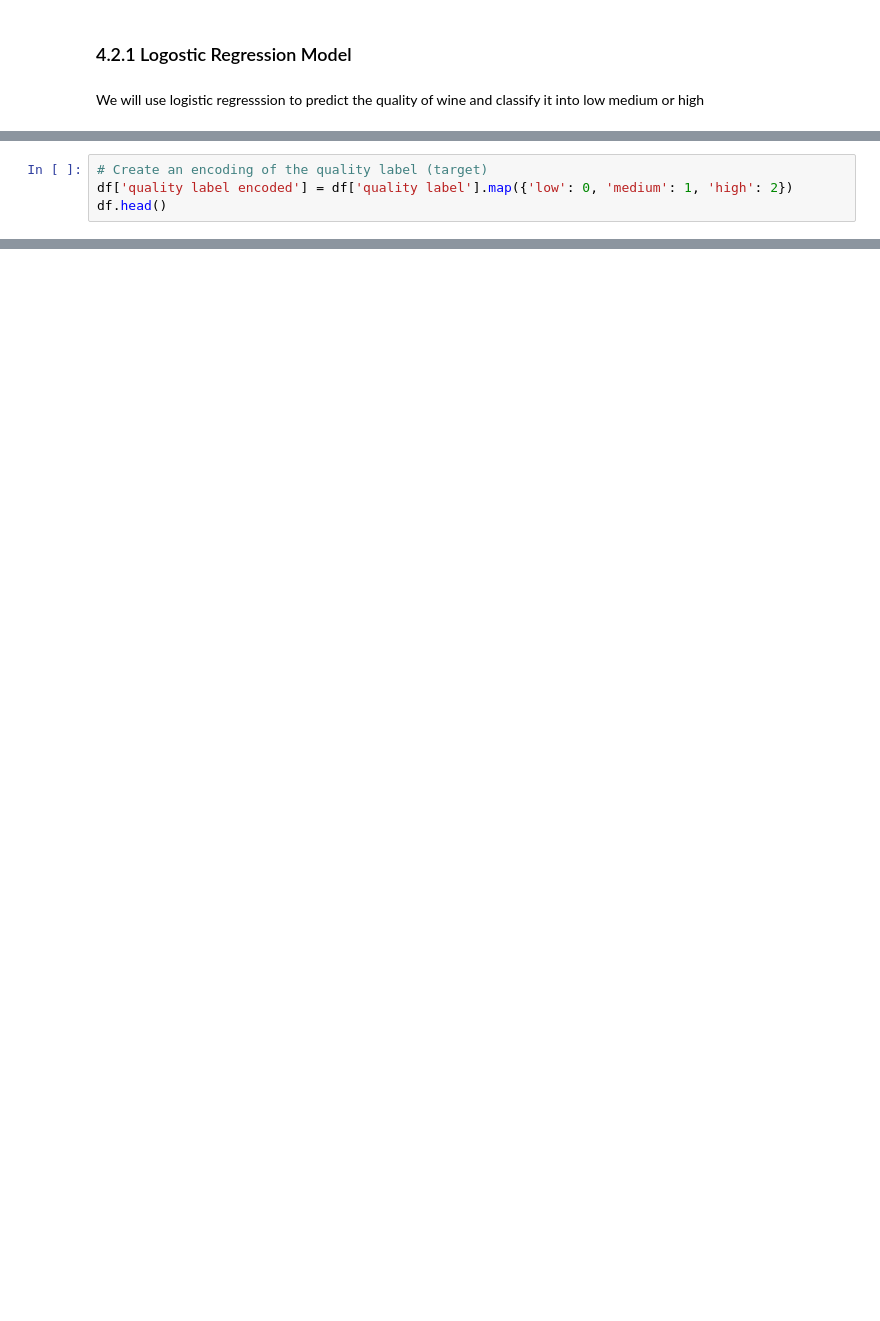
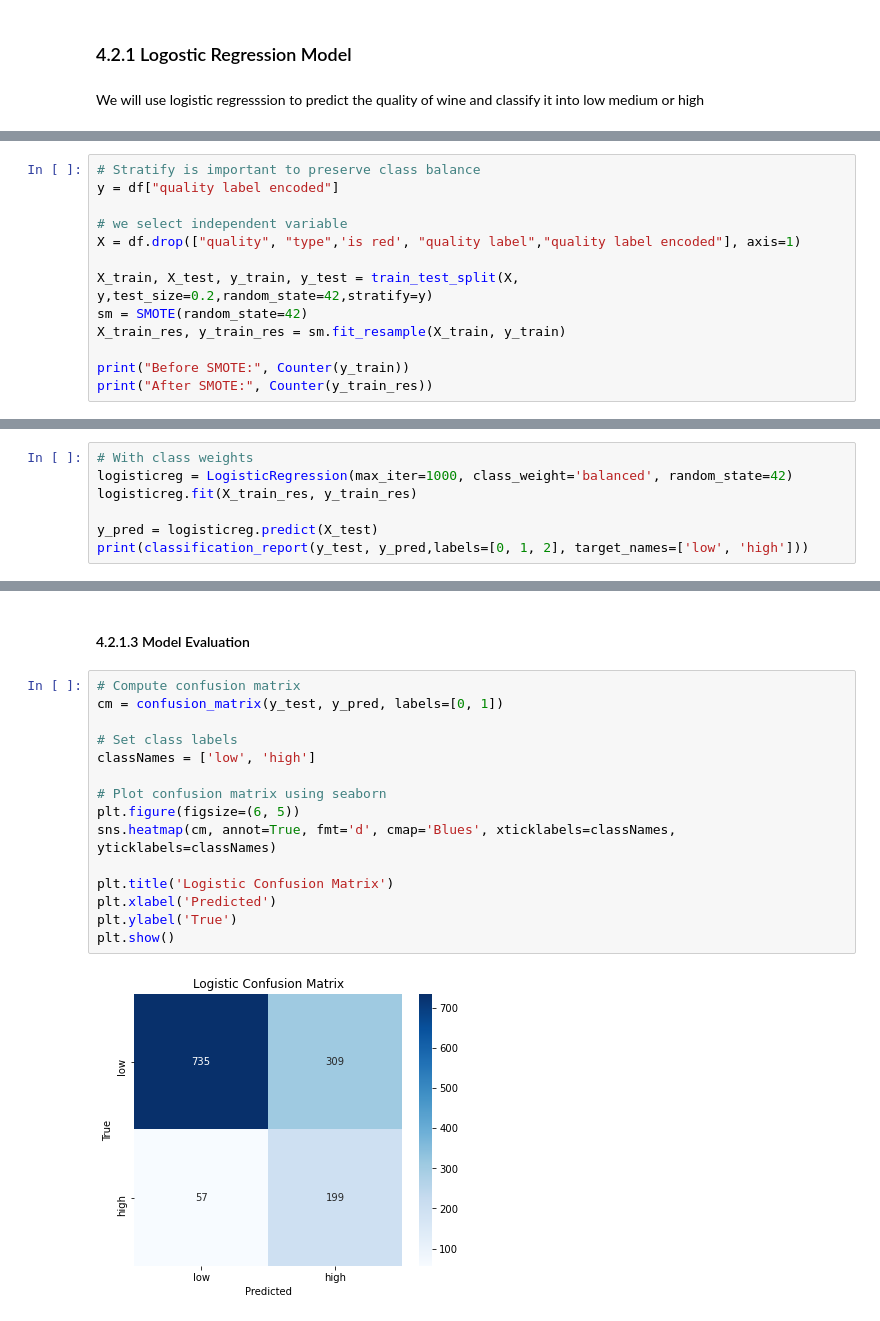
Before and after one commit to Muthonikiboi/Wine-Quality-Prediction, a Jupyter notebook: index.ipynb, the cells around one changed output, grey strips where cells are left out. Cells and saved outputs as stored; diff of their text form; blank space fills up the shorter version.

```diff
--- a/index.ipynb
+++ b/index.ipynb
@@ -445,4 +446,0 @@ We will use logistic regresssion to predict the quality of wine and classify it
-# %%
-# Create an encoding of the quality label (target)
-df['quality label encoded'] = df['quality label'].map({'low': 0, 'medium': 1, 'high': 2})
-df.head()
@@ -605,0 +449,13 @@ plt.show()
+# %%
+# Stratify is important to preserve class balance
+y = df["quality label encoded"]
+
+# we select independent variable
+X = df.drop(["quality", "type",'is red', "quality label","quality label encoded"], axis=1)
+
+X_train, X_test, y_train, y_test = train_test_split(X, y,test_size=0.2,random_state=42,stratify=y)
+sm = SMOTE(random_state=42)
+X_train_res, y_train_res = sm.fit_resample(X_train, y_train)
+
+print("Before SMOTE:", Counter(y_train))
+print("After SMOTE:", Counter(y_train_res))
@@ -605,0 +478,7 @@ plt.show()
+# %%
+# With class weights
+logisticreg = LogisticRegression(max_iter=1000, class_weight='balanced', random_state=42)
+logisticreg.fit(X_train_res, y_train_res)
+
+y_pred = logisticreg.predict(X_test)
+print(classification_report(y_test, y_pred,labels=[0, 1, 2], target_names=['low', 'high']))
@@ -605,0 +504,19 @@ plt.show()
+# %% [markdown]
+#### 4.2.1.3 Model Evaluation
+# %%
+# Compute confusion matrix
+cm = confusion_matrix(y_test, y_pred, labels=[0, 1])
+
+# Set class labels
+classNames = ['low', 'high']
+
+# Plot confusion matrix using seaborn
+plt.figure(figsize=(6, 5))
+sns.heatmap(cm, annot=True, fmt='d', cmap='Blues', xticklabels=classNames, yticklabels=classNames)
+
+plt.title('Logistic Confusion Matrix')
+plt.xlabel('Predicted')
+plt.ylabel('True')
+plt.show()
+# %% [output]
+[figure, added]
```
Also changed, not shown: parts of 77 cells of this notebook, 1 other file.
